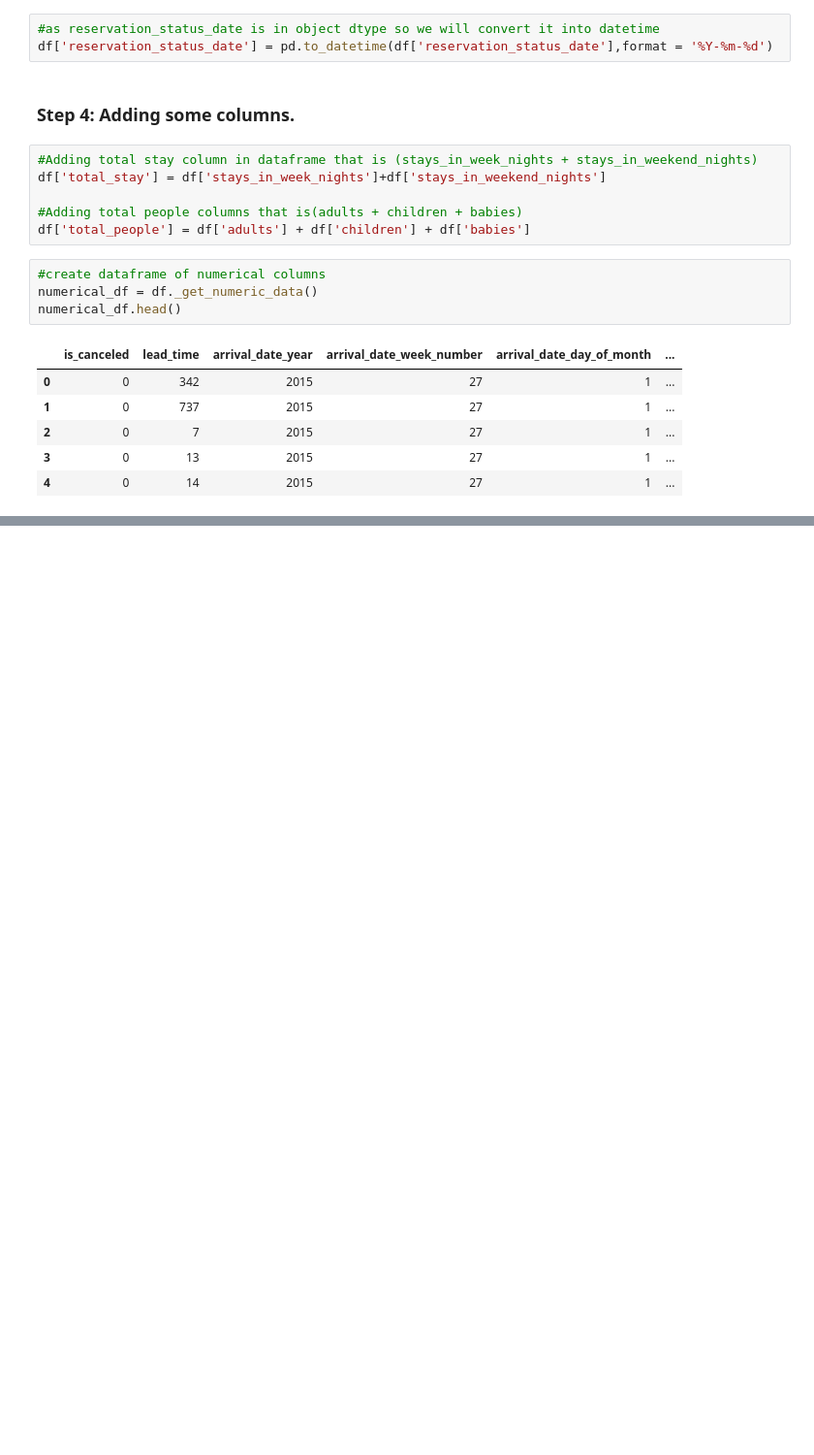
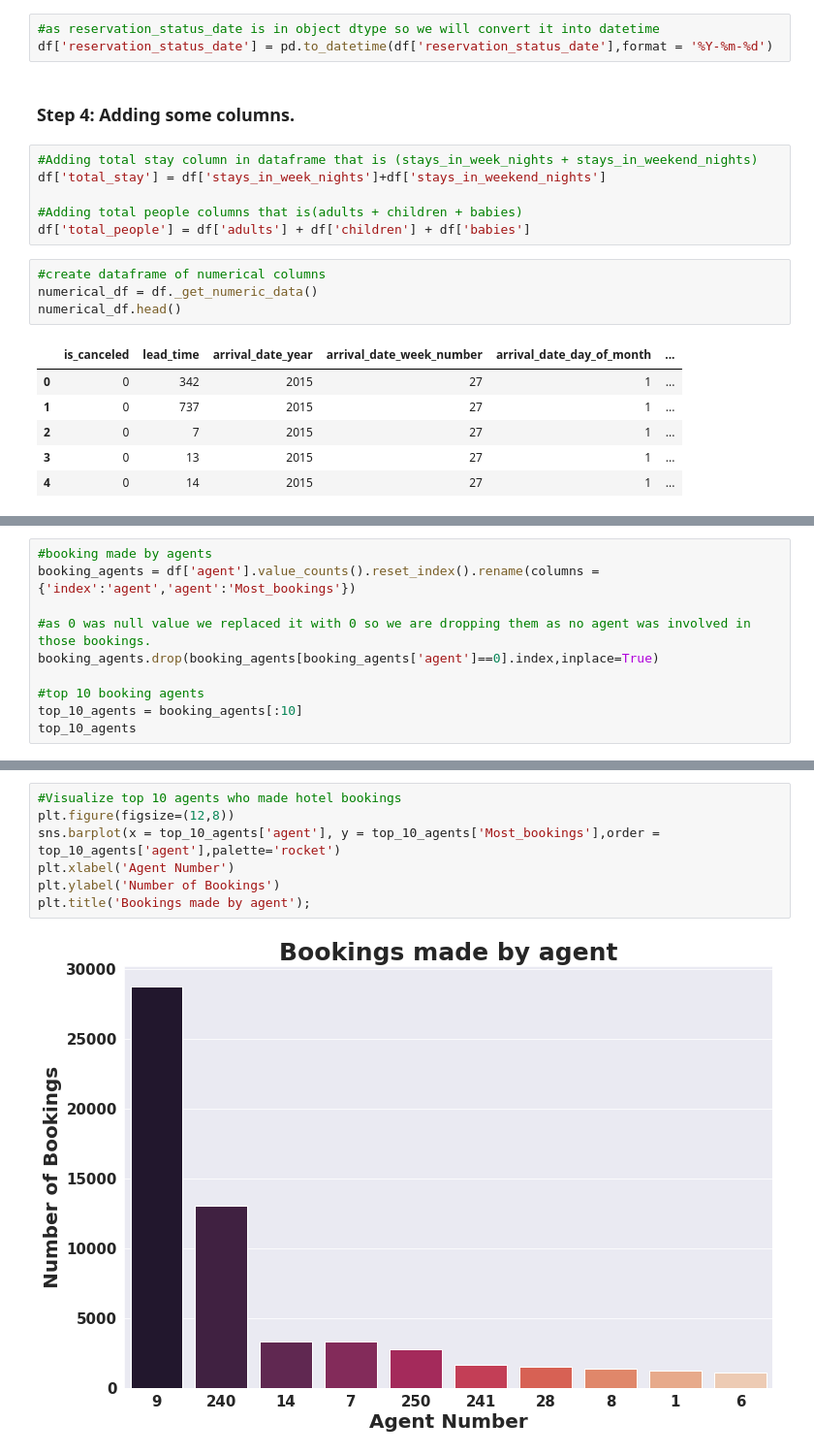
Before and after one commit to SaitejBhimnath/Exploratory-Data-Analysis-Capstone-Project-1, a Jupyter notebook: Hotel_Bookings_Analysis_Capstone_Project_1.ipynb, the cells around one changed output, grey strips where cells are left out. Shown at 97% size. Cells and saved outputs as stored; diff of their text form; blank space fills up the shorter version.

```diff
--- a/Hotel_Bookings_Analysis_Capstone_Project_1.ipynb
+++ b/Hotel_Bookings_Analysis_Capstone_Project_1.ipynb
@@ -314,0 +402,10 @@ numerical_df.head()
+# %%
+#booking made by agents
+booking_agents = df['agent'].value_counts().reset_index().rename(columns ={'index':'agent','agent':'Most_bookings'})
+
+#as 0 was null value we replaced it with 0 so we are dropping them as no agent was involved in those bookings.
+booking_agents.drop(booking_agents[booking_agents['agent']==0].index,inplace=True)
+
+#top 10 booking agents
+top_10_agents = booking_agents[:10]
+top_10_agents
@@ -314,0 +424,9 @@ numerical_df.head()
+# %%
+#Visualize top 10 agents who made hotel bookings
+plt.figure(figsize=(12,8))
+sns.barplot(x = top_10_agents['agent'], y = top_10_agents['Most_bookings'],order = top_10_agents['agent'],palette='rocket')
+plt.xlabel('Agent Number')
+plt.ylabel('Number of Bookings')
+plt.title('Bookings made by agent');
+# %% [output]
+[figure, added]
```
Also changed, not shown: parts of 30 cells of this notebook.
